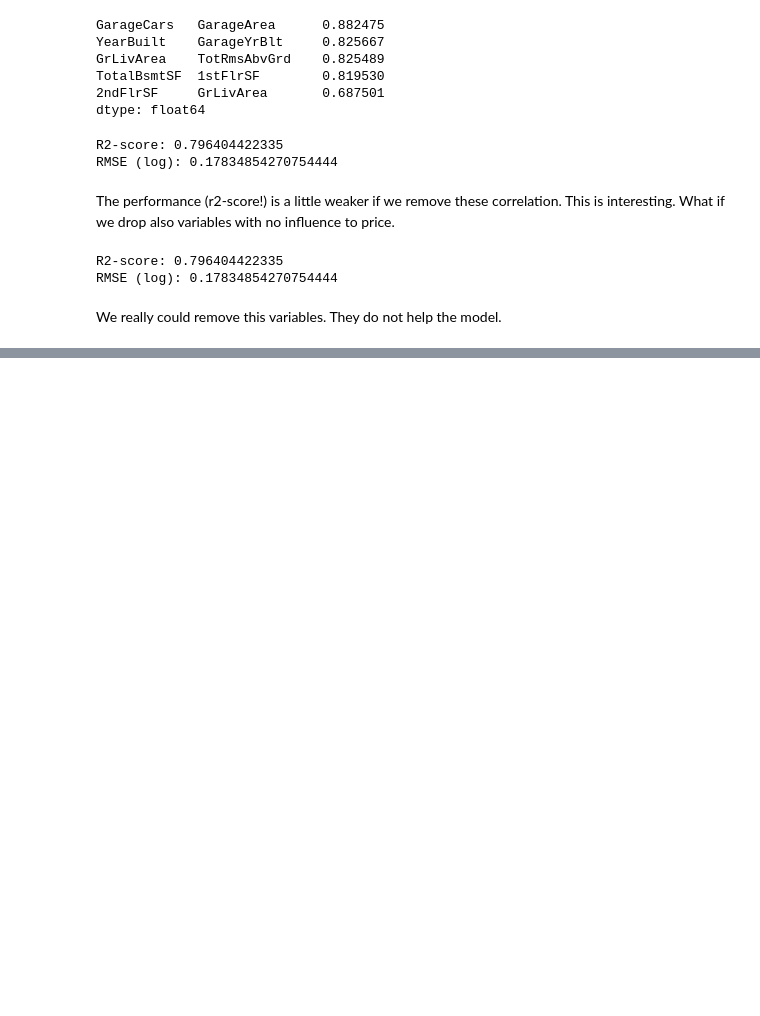
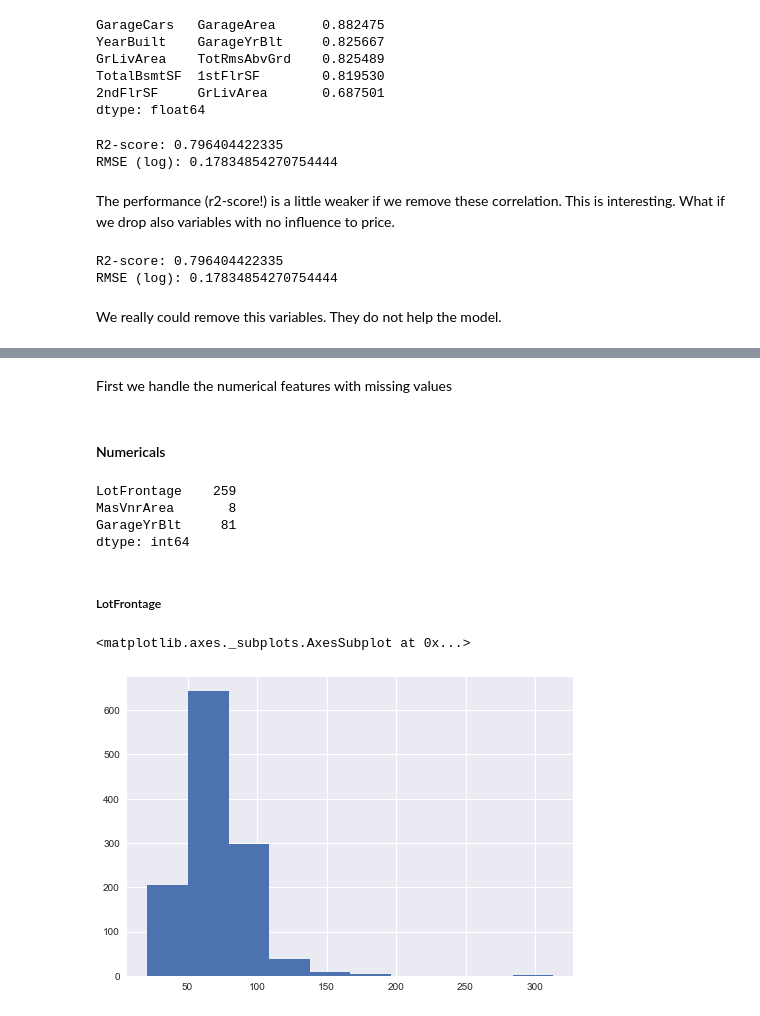
Before and after one commit to huli/predicting-house-prices, a Jupyter notebook: predicting_house_prices.ipynb, the cells around one changed output, grey strips where cells are left out. Cells and saved outputs as stored; diff of their text form; code cells hidden in the pictures; blank space fills up the shorter version.

Commit message:
Numerical data inputed.

```diff
--- a/predicting_house_prices.ipynb
+++ b/predicting_house_prices.ipynb
@@ -438,0 +441,5 @@ We really could remove this variables. They do not help the model.
+# %%
+X = train_df.drop(['Id','SalePrice'], axis=1)
+y = train_df['SalePrice']
+# %%
+X, y = prepare_inputs(X, y)
@@ -438,0 +481,20 @@ We really could remove this variables. They do not help the model.
+# %% [markdown]
+First we handle the numerical features with missing values
+# %% [markdown]
+#### Numericals
+# %%
+X_numerical = X.select_dtypes(exclude=['object'])
+null_columns = X_numerical.columns[X_numerical.isnull().any()]
+X_numerical[null_columns].isnull().sum()
+# %% [output]
+LotFrontage    259
+MasVnrArea       8
+GarageYrBlt     81
+dtype: int64
+# %% [markdown]
+##### LotFrontage
+# %%
+X_numerical['LotFrontage'].hist()
+# %% [output]
+<matplotlib.axes._subplots.AxesSubplot at 0x...>
+[figure, added]
```
Also changed, not shown: parts of 20 cells of this notebook, 1 other file.
